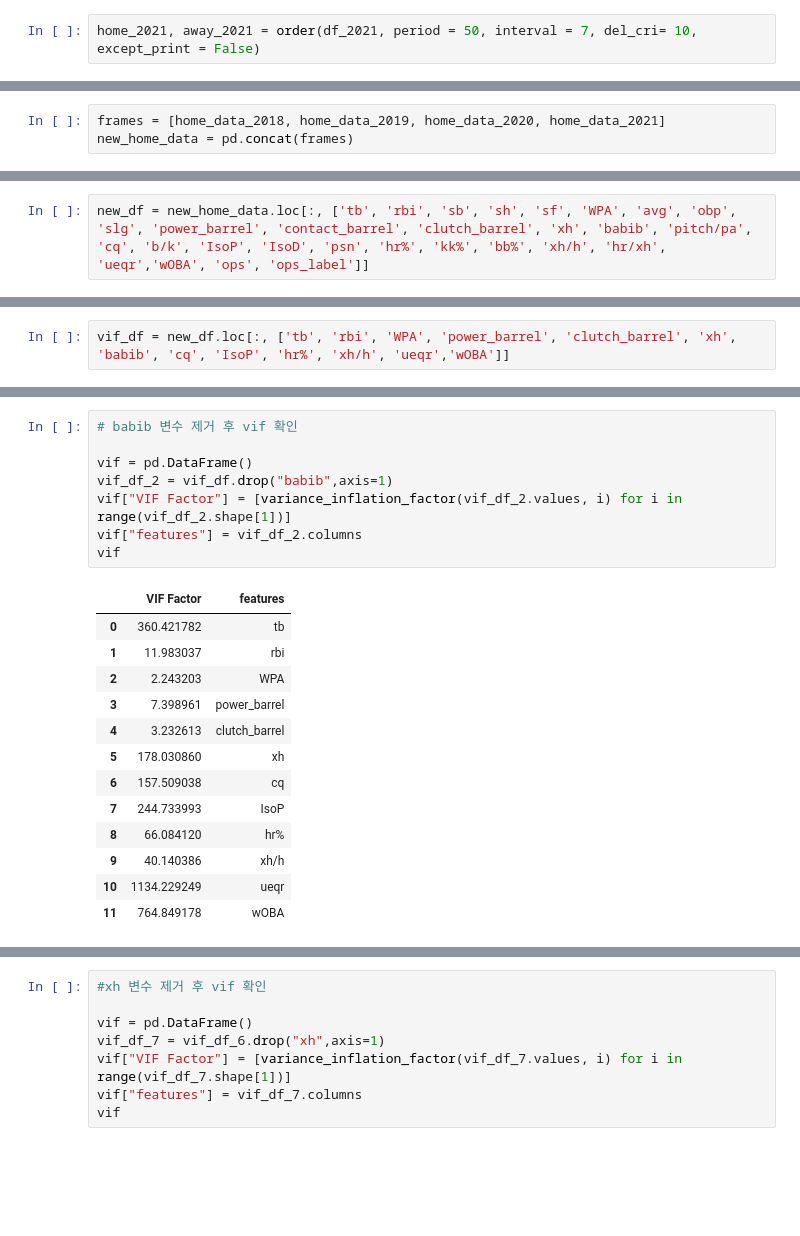
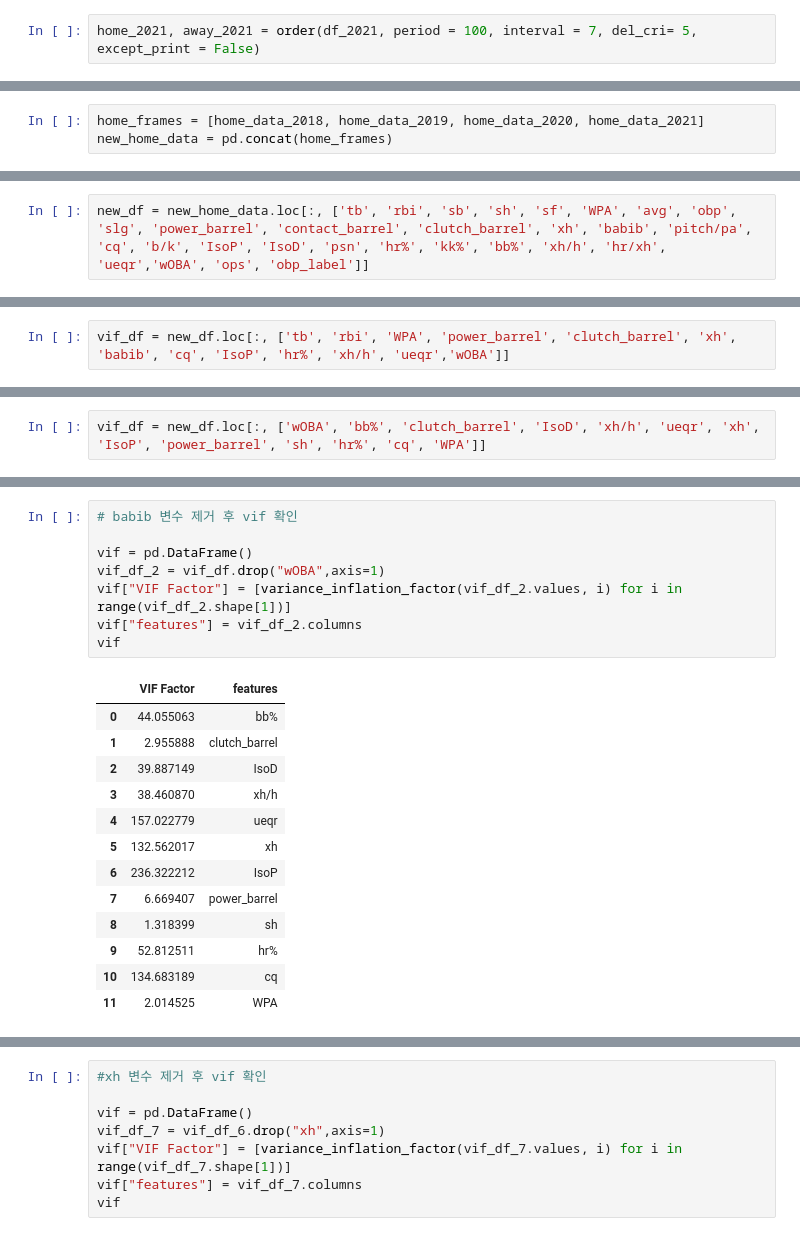
Before and after one commit to KimGriezmann/Bigcontest_2021, a Jupyter notebook: working_space_JaeHong/feature_selection.ipynb, the cells around one changed output, grey strips where cells are left out. Saved outputs shown, nothing was run; the diff lists cells and outputs as text; blank space fills up the shorter version.

```diff
--- a/working_space_JaeHong/feature_selection.ipynb
+++ b/working_space_JaeHong/feature_selection.ipynb
@@ -203,3 +185,3 @@ home_2020, away_2020 = order(df_2020, period = 50, interval = 7, del_cri= 10, ex
 # %%
-home_2021, away_2021 = order(df_2021, period = 50, interval = 7, del_cri= 10, except_print = False)
+home_2021, away_2021 = order(df_2021, period = 100, interval = 7, del_cri= 5, except_print = False)
 # %% [output]
@@ -364,8 +366,8 @@ home_data_2020.loc[home_data_2020['NAME']=='양의지']
 # %% [markdown]
 ### **Filter Method**
 # %%
-frames = [home_data_2018, home_data_2019, home_data_2020, home_data_2021]
-new_home_data = pd.concat(frames)
+home_frames = [home_data_2018, home_data_2019, home_data_2020, home_data_2021]
+new_home_data = pd.concat(home_frames)
 # %%
 away_frames = [away_data_2018, away_data_2019, away_data_2020, away_data_2021]
 new_away_data = pd.concat(away_frames)
@@ -376,5 +378,5 @@ new_away_data.shape
 # %%
-new_df = new_home_data.loc[:, ['tb', 'rbi', 'sb', 'sh', 'sf', 'WPA', 'avg', 'obp', 'slg', 'power_barrel', 'contact_barrel', 'clutch_barrel', 'xh', 'babib', 'pitch/pa', 'cq', 'b/k', 'IsoP', 'IsoD', 'psn', 'hr%', 'kk%', 'bb%', 'xh/h', 'hr/xh', 'ueqr','wOBA', 'ops', 'ops_label']]
+new_df = new_home_data.loc[:, ['tb', 'rbi', 'sb', 'sh', 'sf', 'WPA', 'avg', 'obp', 'slg', 'power_barrel', 'contact_barrel', 'clutch_barrel', 'xh', 'babib', 'pitch/pa', 'cq', 'b/k', 'IsoP', 'IsoD', 'psn', 'hr%', 'kk%', 'bb%', 'xh/h', 'hr/xh', 'ueqr','wOBA', 'ops', 'obp_label']]
 # %%
 new_df = new_df.astype('float64')
 # %%
@@ -420,3 +434,5 @@ vif_df = new_df.loc[:, ['tb', 'rbi', 'WPA', 'power_barrel', 'clutch_barrel', 'xh
+# %%
+vif_df = new_df.loc[:, ['wOBA', 'bb%', 'clutch_barrel', 'IsoD', 'xh/h', 'ueqr', 'xh', 'IsoP', 'power_barrel', 'sh', 'hr%', 'cq', 'WPA']]
 # %%
 #VIF 확인
 from statsmodels.stats.outliers_influence import variance_inflation_factor
@@ -443,25 +459,25 @@ vif
 # %%
 # babib 변수 제거 후 vif 확인
 
 vif = pd.DataFrame()
-vif_df_2 = vif_df.drop("babib",axis=1)
+vif_df_2 = vif_df.drop("wOBA",axis=1)
 vif["VIF Factor"] = [variance_inflation_factor(vif_df_2.values, i) for i in range(vif_df_2.shape[1])]
 vif["features"] = vif_df_2.columns
 vif
 # %% [output]
 |  | VIF Factor | features |
-| 0 | 360.421782 | tb |
-| 1 | 11.983037 | rbi |
-| 2 | 2.243203 | WPA |
-| 3 | 7.398961 | power_barrel |
-| 4 | 3.232613 | clutch_barrel |
-| 5 | 178.030860 | xh |
-| 6 | 157.509038 | cq |
-| 7 | 244.733993 | IsoP |
-| 8 | 66.084120 | hr% |
-| 9 | 40.140386 | xh/h |
-| 10 | 1134.229249 | ueqr |
-| 11 | 764.849178 | wOBA |
+| 0 | 44.055063 | bb% |
+| 1 | 2.955888 | clutch_barrel |
+| 2 | 39.887149 | IsoD |
+| 3 | 38.460870 | xh/h |
+| 4 | 157.022779 | ueqr |
+| 5 | 132.562017 | xh |
+| 6 | 236.322212 | IsoP |
+| 7 | 6.669407 | power_barrel |
+| 8 | 1.318399 | sh |
+| 9 | 52.812511 | hr% |
+| 10 | 134.683189 | cq |
+| 11 | 2.014525 | WPA |
 # %%
 #ueqr 변수 제거 후 vif 확인
 
```
Also changed, not shown: parts of 60 cells of this notebook.
